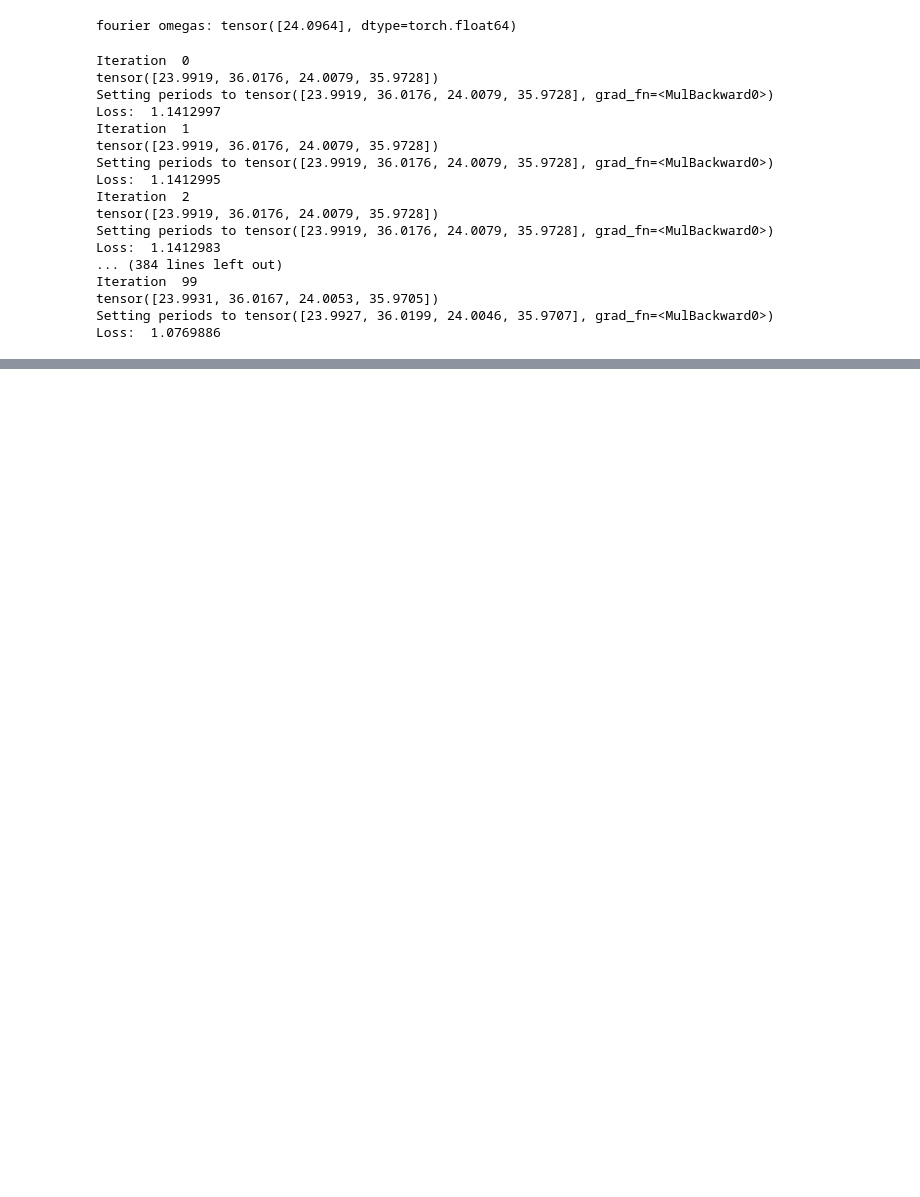
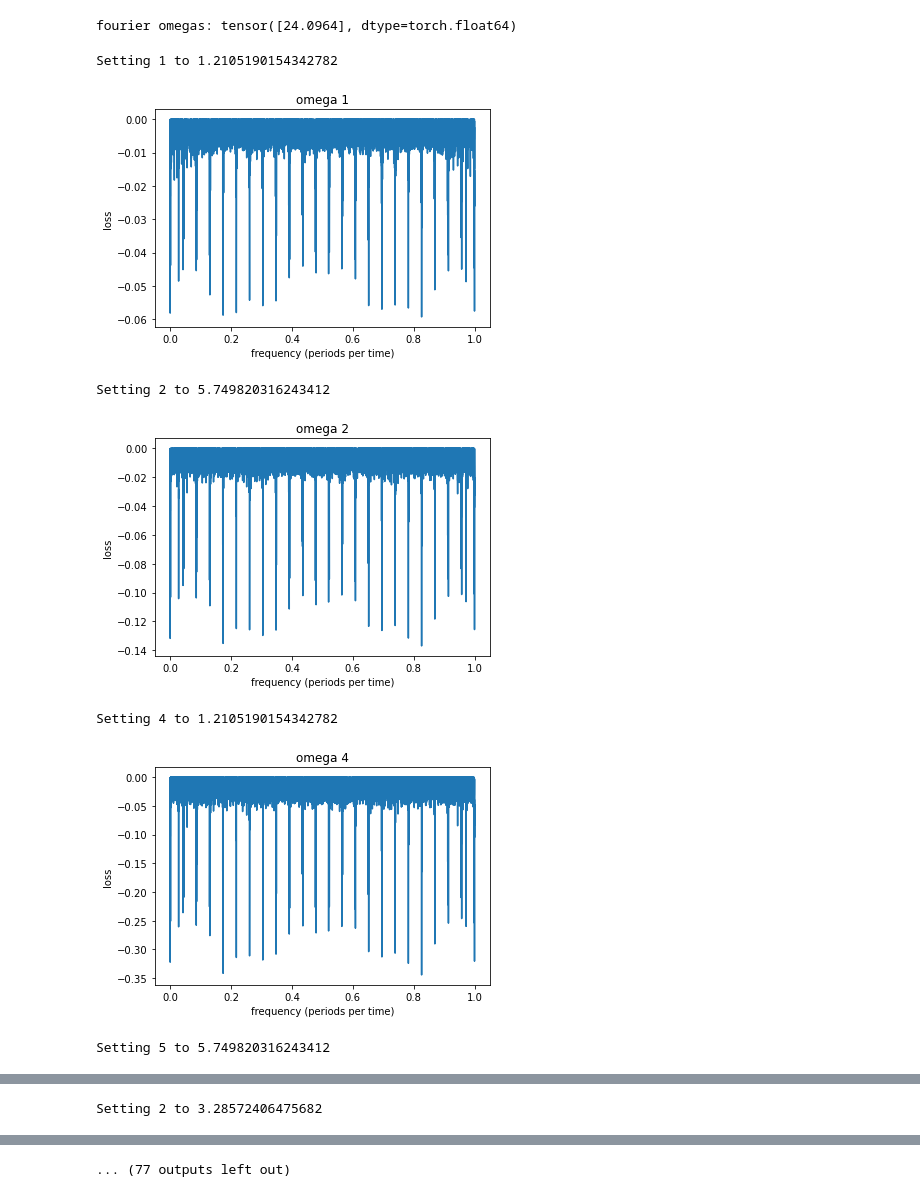
Before and after one commit to AlexTMallen/koopman-forecasting, a Jupyter notebook: main.ipynb, the cells around one changed output, grey strips where cells are left out. Saved outputs shown, nothing was run; the diff lists cells and outputs as text; code cells hidden in the pictures; blank space fills up the shorter version.

Commit message:
generate ppt figures

```diff
--- a/main.ipynb
+++ b/main.ipynb
@@ -13,8 +13,8 @@ data_name = "sin"
 predict_through = len(x)
 train_through = 4000
 
-num_mu = 2
-num_sig = 2
+num_mu = 3
+num_sig = 3
 num_fourier = 1
 mu_file = "forecasts//" + data_name + f"_{num_mu}mu.npy"
 sigma_file = "forecasts//" + data_name + f"_{num_sig}sigma.npy"
@@ -26,25 +26,15 @@ k.find_fourier_omegas(xt)
 # %% [output]
 fourier omegas: tensor([24.0964], dtype=torch.float64)
 # %%
-k.fit(xt, iterations=100, interval=20, verbose=True, cutoff=0, weight_decay=1e-4)  # slice must be at least batch size=1000
+k.fit(xt, iterations=200, interval=10, verbose=True, cutoff=101, weight_decay=1e-4)  # slice must be at least batch size=1000
 mu_hat, sigma_hat = k.predict(predict_through)
 np.save(mu_file, mu_hat)
 np.save(sigma_file, sigma_hat)
 # %% [output]
-Iteration  0
-tensor([23.9919, 36.0176, 24.0079, 35.9728])
-Setting periods to tensor([23.9919, 36.0176, 24.0079, 35.9728], grad_fn=<MulBackward0>)
-Loss:  1.1412997
-Iteration  1
-tensor([23.9919, 36.0176, 24.0079, 35.9728])
-Setting periods to tensor([23.9919, 36.0176, 24.0079, 35.9728], grad_fn=<MulBackward0>)
-Loss:  1.1412995
-Iteration  2
-tensor([23.9919, 36.0176, 24.0079, 35.9728])
-Setting periods to tensor([23.9919, 36.0176, 24.0079, 35.9728], grad_fn=<MulBackward0>)
-Loss:  1.1412983
-... (384 lines left out)
-Iteration  99
-tensor([23.9931, 36.0167, 24.0053, 35.9705])
-Setting periods to tensor([23.9927, 36.0199, 24.0046, 35.9707], grad_fn=<MulBackward0>)
-Loss:  1.0769886
+Setting 1 to 1.2105190154342782
+[figure, added]
+Setting 2 to 5.749820316243412
+[figure, added]
+Setting 4 to 1.2105190154342782
+[figure, added]
+Setting 5 to 5.749820316243412
@@ -50,0 +60 @@ Loss:  1.0769886
+Setting 2 to 3.28572406475682
@@ -50,0 +62 @@ Loss:  1.0769886
+... (77 outputs left out)
```
Also changed, not shown: parts of 8 cells of this notebook, 3 other files.
